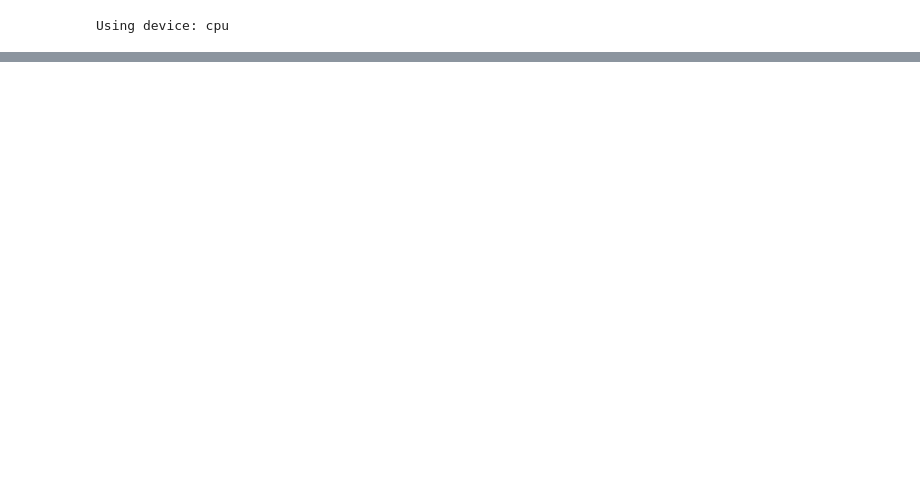
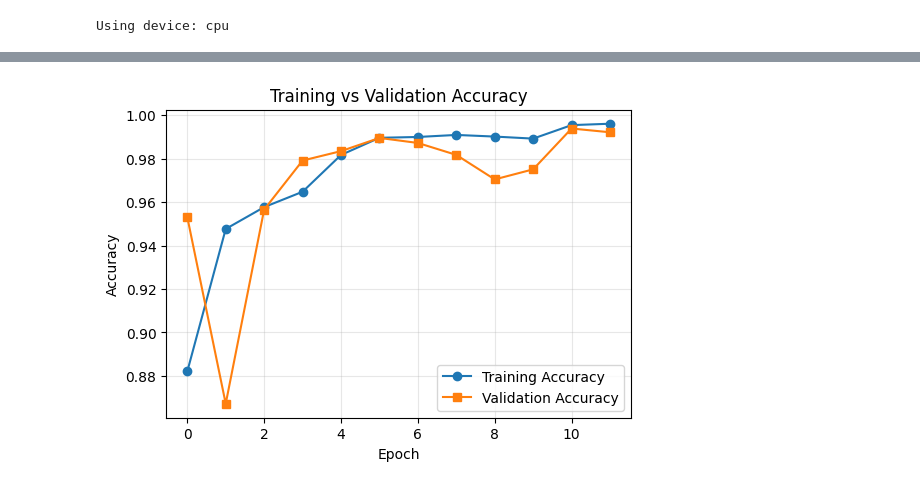
Before and after one commit to sukhmani/-DS620PE09, a Jupyter notebook: pe09.ipynb, the cells around one changed output, grey strips where cells are left out. Drawn from its saved outputs; the diff is of its cells as text; code cells hidden in the pictures; blank space fills up the shorter version.

```diff
--- a/pe09.ipynb
+++ b/pe09.ipynb
@@ -72,0 +110,16 @@ test_loader  = DataLoader(test_data, batch_size=32)
+# %%
+model_vgg = nn.Sequential(
+    nn.Conv2d(3, 64, 3, 1, 1), nn.BatchNorm2d(64), nn.ReLU(), nn.MaxPool2d(2, 2),   # 128 -> 64
+    nn.Conv2d(64, 128, 3, 1, 1), nn.BatchNorm2d(128), nn.ReLU(), nn.MaxPool2d(2, 2),# 64 -> 32
+    nn.Conv2d(128, 256, 3, 1, 1), nn.BatchNorm2d(256), nn.ReLU(), nn.MaxPool2d(2, 2),# 32 -> 16
+    nn.Conv2d(256, 512, 3, 1, 1), nn.BatchNorm2d(512), nn.ReLU(), nn.MaxPool2d(2, 2),# 16 -> 8
+    nn.Conv2d(512, 512, 3, 1, 1), nn.BatchNorm2d(512), nn.ReLU(), nn.MaxPool2d(2, 2),# 8 -> 4
+    nn.Flatten(),
+    nn.Dropout(p=0.5),
+    nn.Linear(512 * 4 * 4, 128), nn.ReLU(),
+    nn.Dropout(p=0.5),
+    nn.Linear(128, 2)  # logits for 2 classes
+)
+
+model_vgg.to(device)
+print(model_vgg)
@@ -72,0 +144,8 @@ test_loader  = DataLoader(test_data, batch_size=32)
+# %%
+loss_function = nn.CrossEntropyLoss()
+optimizer = optim.Adam(model_vgg.parameters(), lr=3e-4, weight_decay=1e-4)
+scheduler = optim.lr_scheduler.StepLR(optimizer, step_size=5, gamma=0.5)
+# %%
+def accuracy_from_logits(logits, y_true):
+    preds = logits.argmax(dim=1)
+    return (preds == y_true).float().mean().item()
@@ -72,0 +206,17 @@ test_loader  = DataLoader(test_data, batch_size=32)
+# %%
+import matplotlib.pyplot as plt
+
+plt.figure(figsize=(6,4))
+plt.plot(train_accs, label="Training Accuracy", marker='o')
+plt.plot(val_accs, label="Validation Accuracy", marker='s')
+plt.xlabel("Epoch")
+plt.ylabel("Accuracy")
+plt.title("Training vs Validation Accuracy")
+plt.legend()
+plt.grid(True, alpha=0.3)
+
+
+plt.savefig("accuracy_curves.png", dpi=150, bbox_inches="tight")
+plt.show()
+# %% [output]
+[figure, added]
```
Also changed, not shown: parts of 11 cells of this notebook, 1 other file.
